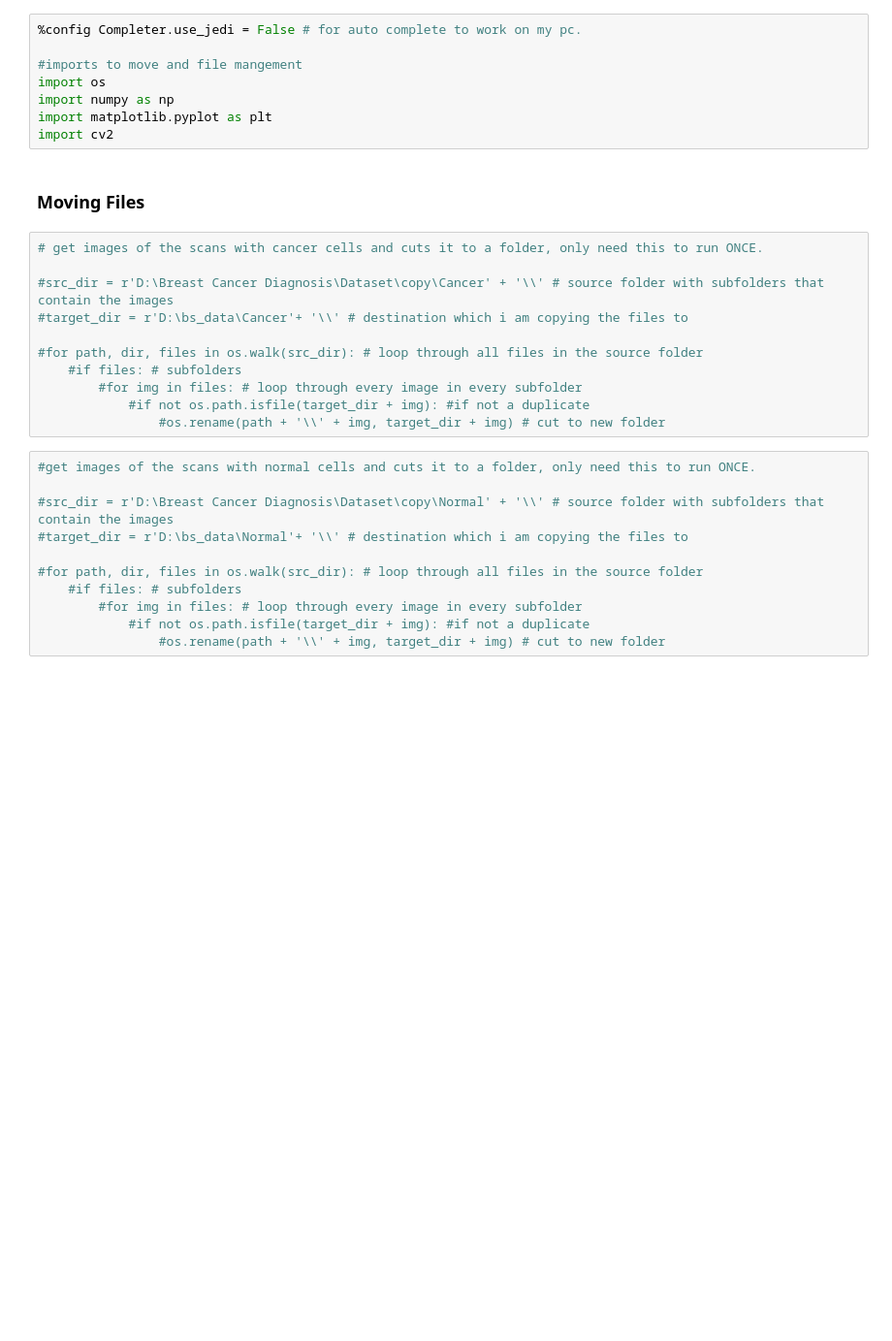
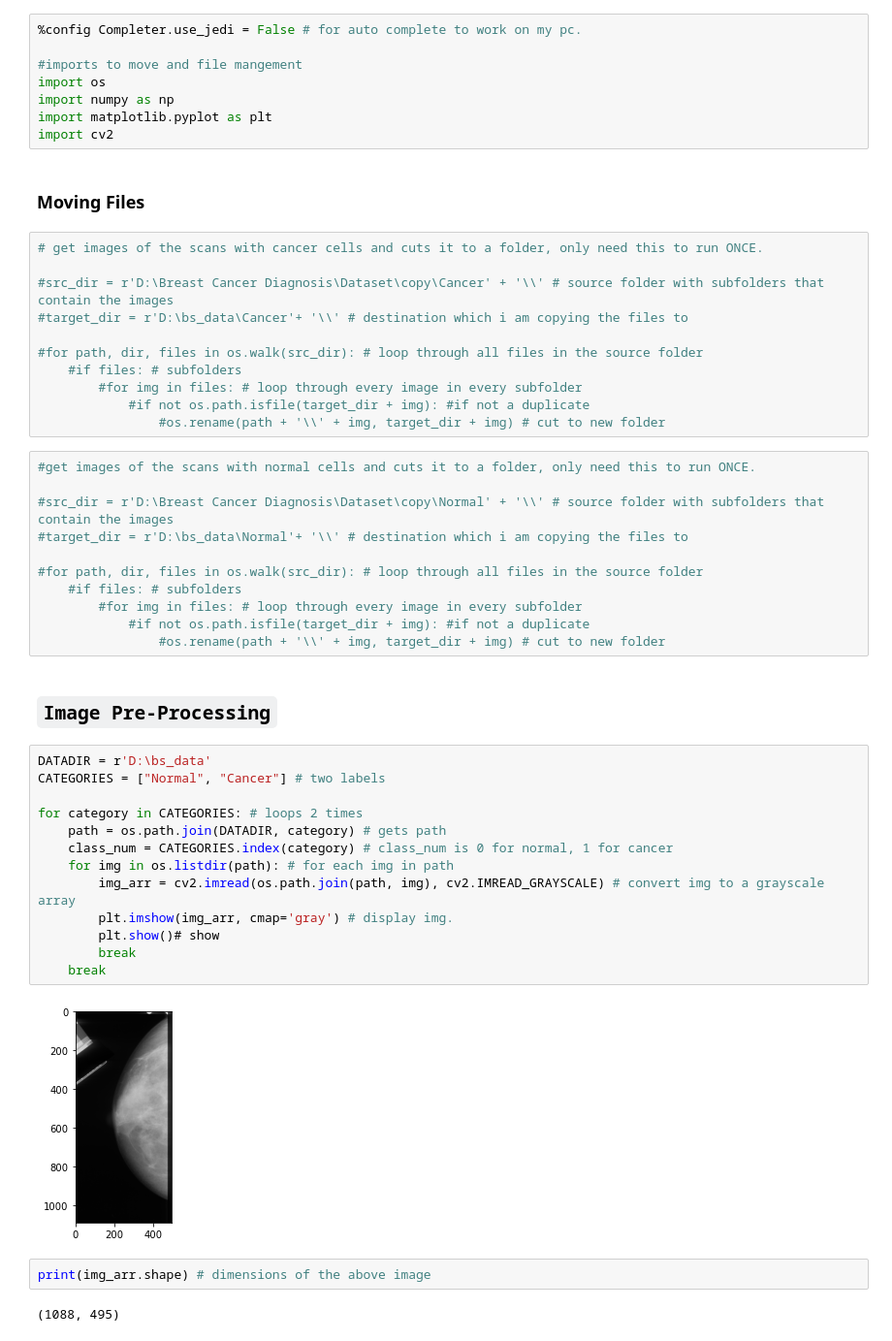
Before and after one commit to Ammar-Raneez/ONCO, a Jupyter notebook: File Processing and Saving..ipynb, the cells around one changed output. Shown: that part at 97% size. Drawn from its saved outputs; the diff is of its cells as text; blank space fills up the shorter version.

Commit message:
Image pre-processing done.

```diff
--- a/File Processing and Saving..ipynb
+++ b/File Processing and Saving..ipynb
@@ -30,3 +30,24 @@ import cv2
         #for img in files: # loop through every image in every subfolder
             #if not os.path.isfile(target_dir + img): #if not a duplicate
                 #os.rename(path + '\\' + img, target_dir + img) # cut to new folder
+# %% [markdown]
+## `Image Pre-Processing`
+# %%
+DATADIR = r'D:\bs_data'
+CATEGORIES = ["Normal", "Cancer"] # two labels
+
+for category in CATEGORIES: # loops 2 times
+    path = os.path.join(DATADIR, category) # gets path
+    class_num = CATEGORIES.index(category) # class_num is 0 for normal, 1 for cancer
+    for img in os.listdir(path): # for each img in path
+        img_arr = cv2.imread(os.path.join(path, img), cv2.IMREAD_GRAYSCALE) # convert img to a grayscale array
+        plt.imshow(img_arr, cmap='gray') # display img.
+        plt.show()# show
+        break
+    break
+# %% [output]
+[figure, added]
+# %%
+print(img_arr.shape) # dimensions of the above image
+# %% [output]
+(1088, 495)
```
Also changed, not shown: parts of 2 cells of this notebook.
